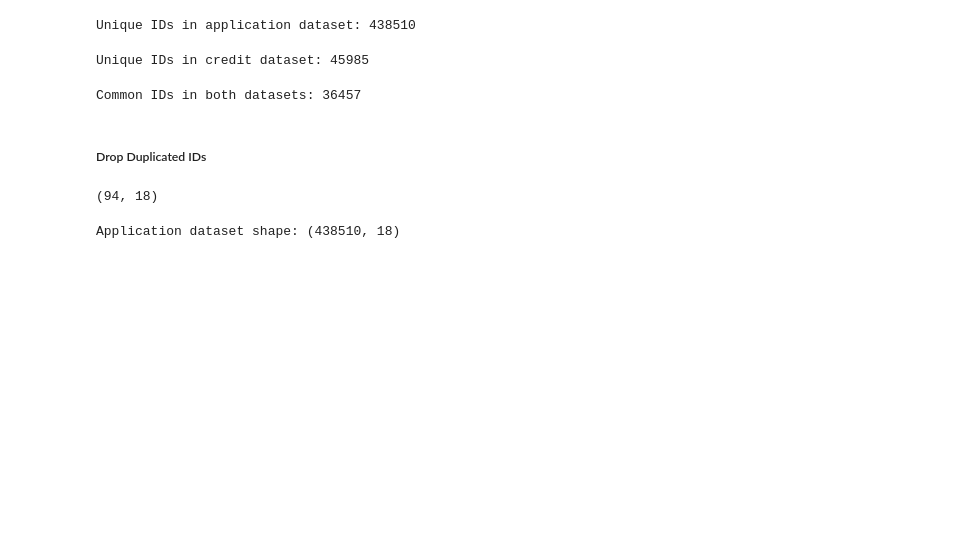
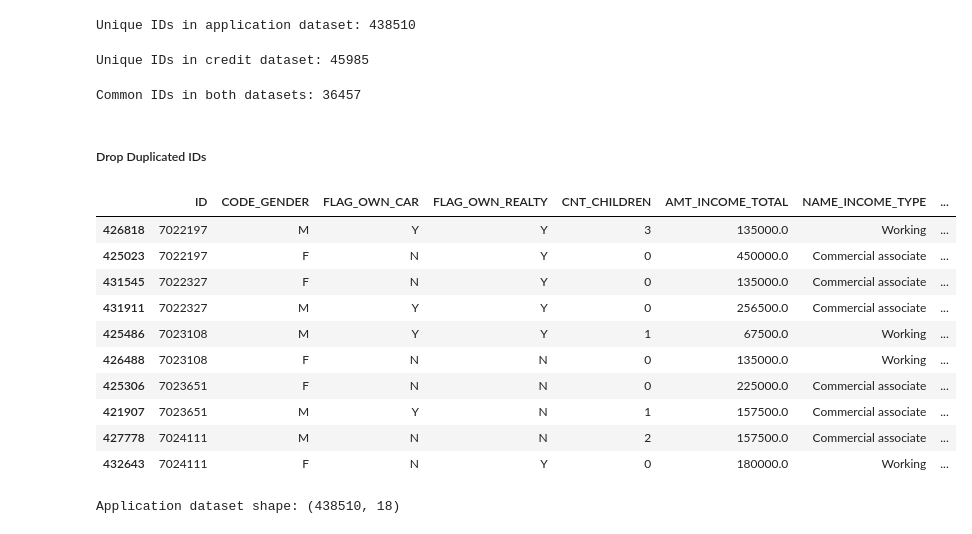
Before and after one commit to Chilthalanka/credit-card-approval-prediction, a Jupyter notebook: credit-card-approval-eda.ipynb, the cells around one changed output. Cells and saved outputs as stored; diff of their text form; code cells hidden in the pictures; blank space fills up the shorter version.

```diff
--- a/credit-card-approval-eda.ipynb
+++ b/credit-card-approval-eda.ipynb
@@ -157,11 +157,21 @@ Common IDs in both datasets: 36457
 # %%
 ids = application_df["ID"]
 
 app_df_dup = application_df[ids.isin(ids[ids.duplicated()])].sort_values("ID")
 
-app_df_dup.shape
+app_df_dup.head(10)
 # %% [output]
-(94, 18)
+|  | ID | CODE_GENDER | FLAG_OWN_CAR | FLAG_OWN_REALTY | CNT_CHILDREN | AMT_INCOME_TOTAL | NAME_INCOME_TYPE | ... |
+| 426818 | 7022197 | M | Y | Y | 3 | 135000.0 | Working | ... |
+| 425023 | 7022197 | F | N | Y | 0 | 450000.0 | Commercial associate | ... |
+| 431545 | 7022327 | F | N | Y | 0 | 135000.0 | Commercial associate | ... |
+| 431911 | 7022327 | M | Y | Y | 0 | 256500.0 | Commercial associate | ... |
+| 425486 | 7023108 | M | Y | Y | 1 | 67500.0 | Working | ... |
+| 426488 | 7023108 | F | N | N | 0 | 135000.0 | Working | ... |
+| 425306 | 7023651 | F | N | N | 0 | 225000.0 | Commercial associate | ... |
+| 421907 | 7023651 | M | Y | N | 1 | 157500.0 | Commercial associate | ... |
+| 427778 | 7024111 | M | N | N | 2 | 157500.0 | Commercial associate | ... |
+| 432643 | 7024111 | F | N | Y | 0 | 180000.0 | Working | ... |
 # %%
 application_df = application_df.drop_duplicates(subset='ID')
 
```
Also changed, not shown: parts of 62 cells of this notebook.
